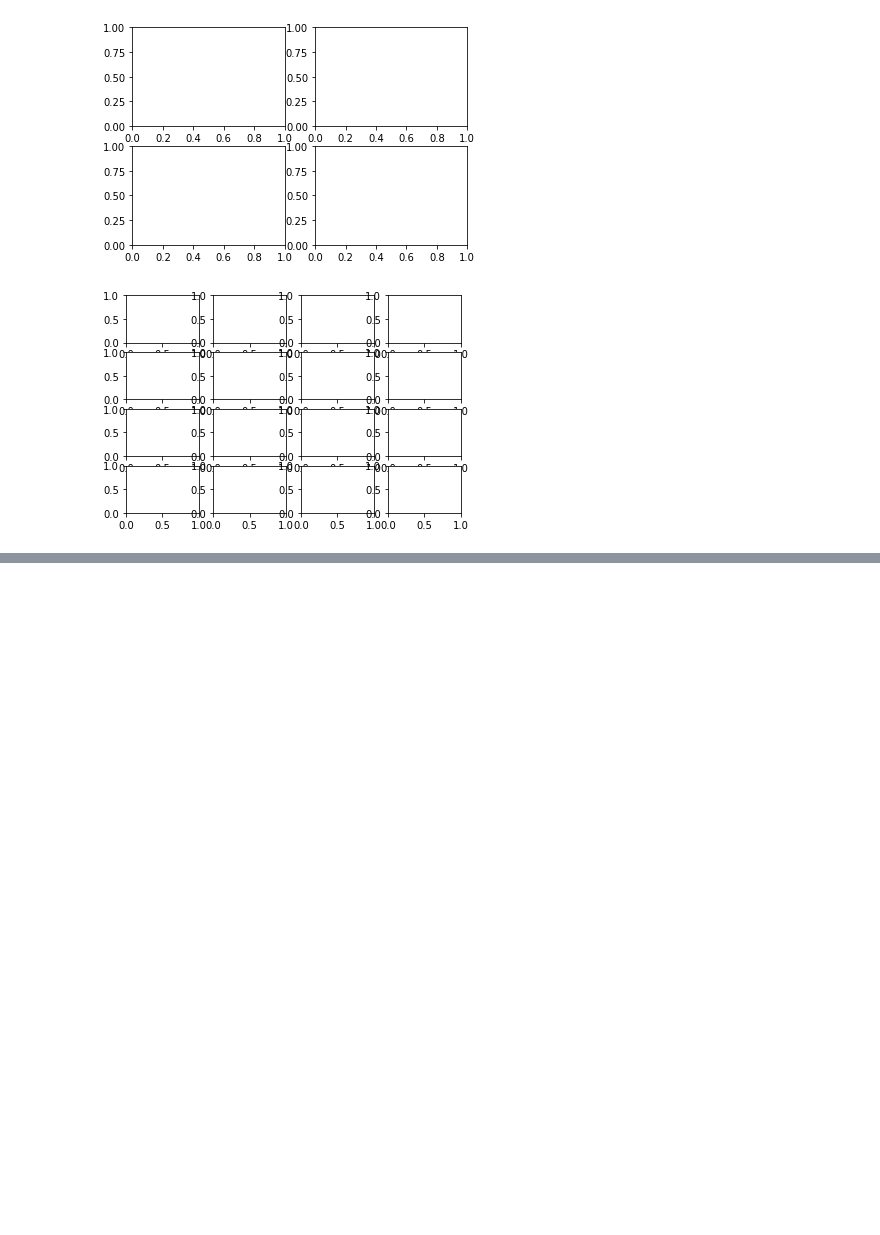
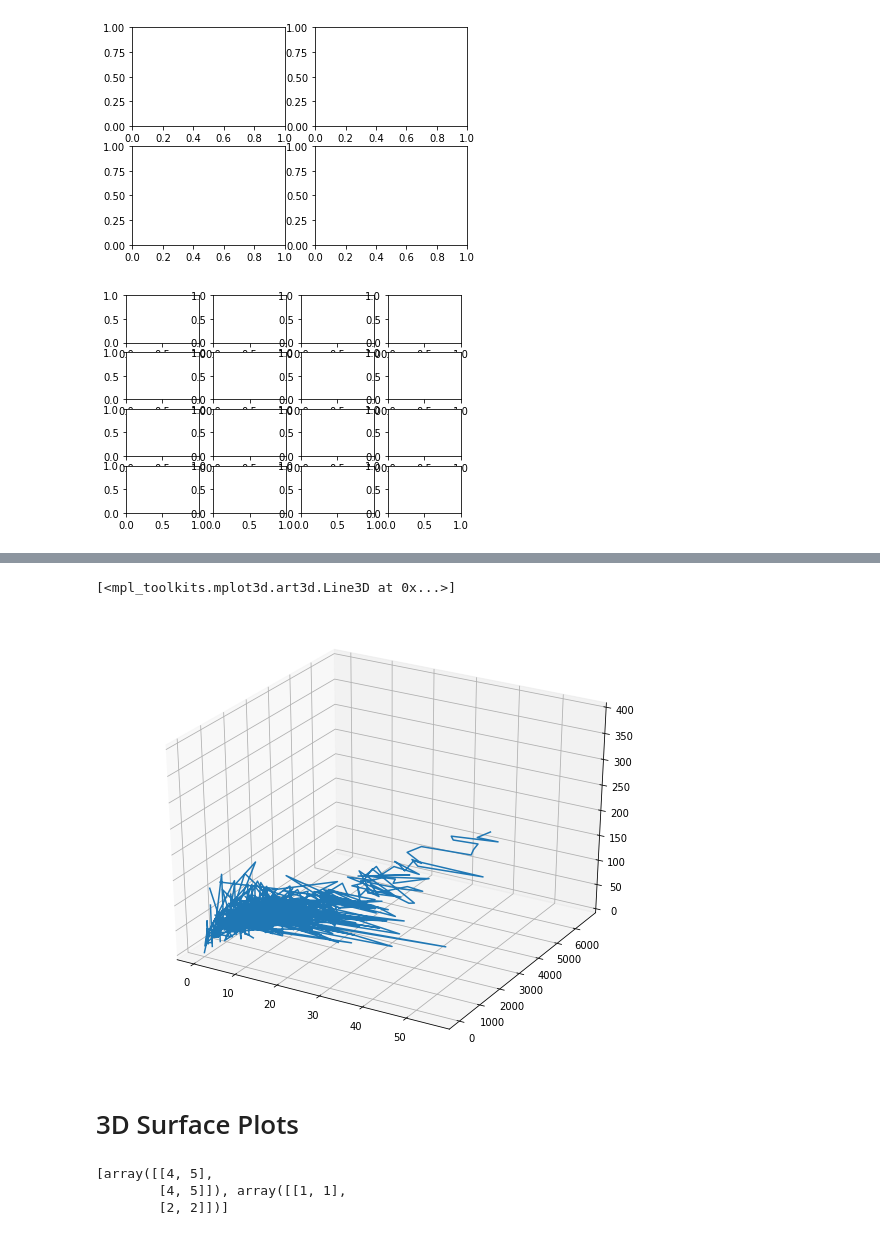
Before and after one commit to bhavnish97/DataScience-Concepts, a Jupyter notebook: Advanced_Matplotlib.ipynb, the cells around one changed output, grey strips where cells are left out. Drawn from its saved outputs; the diff is of its cells as text; code cells hidden in the pictures; blank space fills up the shorter version.

```diff
--- a/Advanced_Matplotlib.ipynb
+++ b/Advanced_Matplotlib.ipynb
@@ -161,0 +190,17 @@ ax[1][1].hist(df['runs'])
+# %%
+fig = plt.figure(figsize=(10,8))
+ax = plt.subplot(projection='3d')
+ax.plot3D(batsman_df['avg'], batsman_df['runs'], batsman_df['strike_rate'])
+# %% [output]
+[<mpl_toolkits.mplot3d.art3d.Line3D at 0x...>]
+[figure, added]
+# %% [markdown]
+# 3D Surface Plots
+# %%
+x1 = np.array([4,5])
+y1 = np.array([1,2])
+np.meshgrid(x1,y1)
+# %% [output]
+[array([[4, 5],
+        [4, 5]]), array([[1, 1],
+        [2, 2]])]
```
Also changed, not shown: parts of 25 cells of this notebook.
